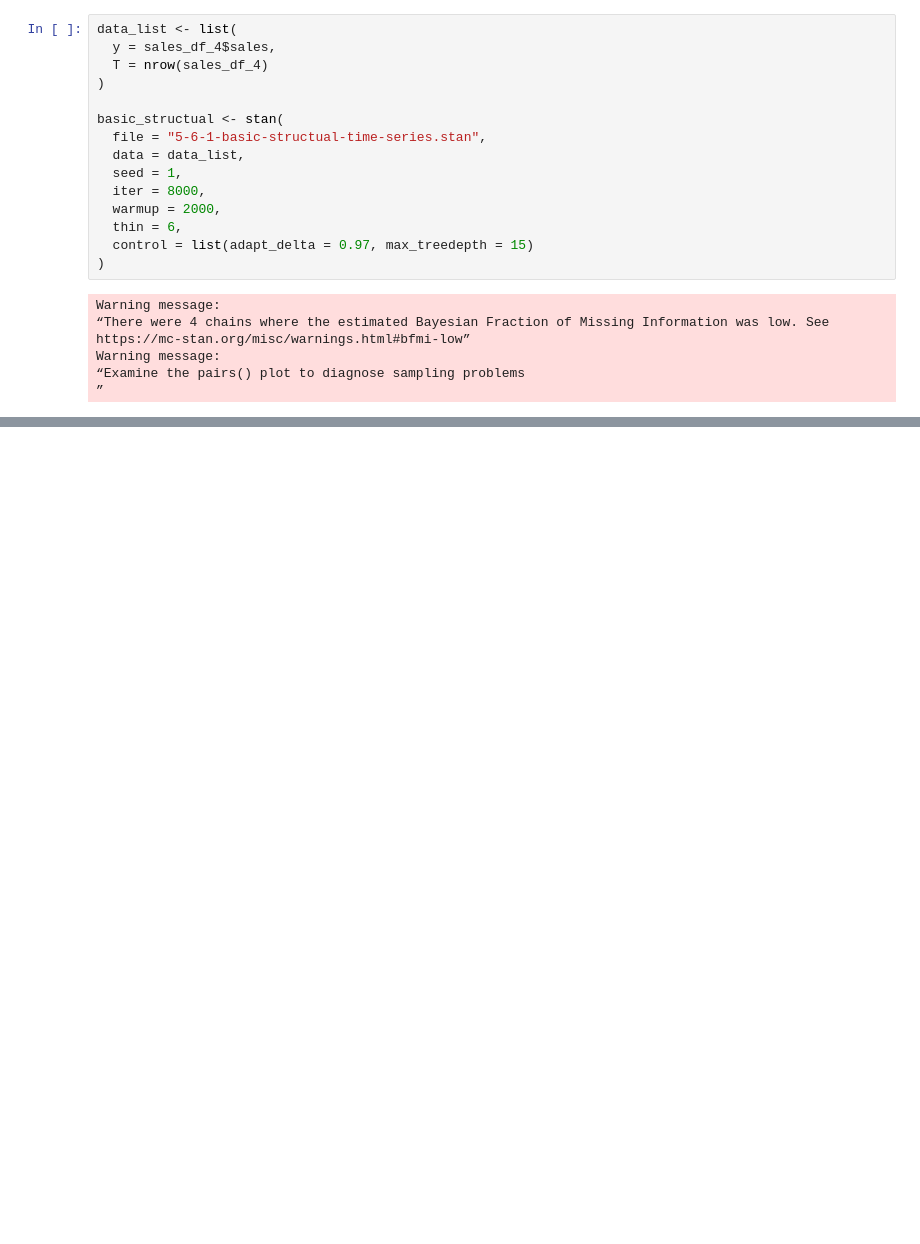
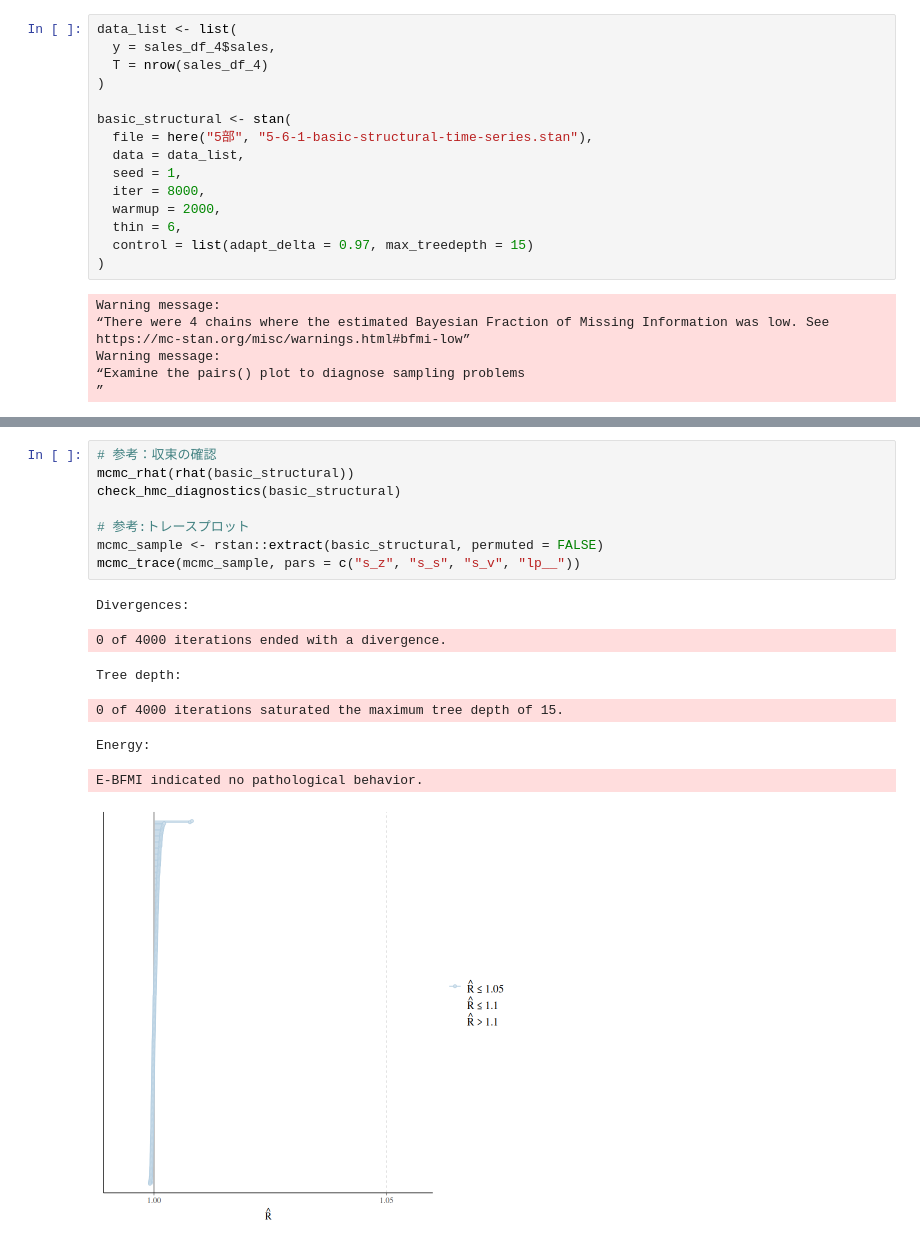
Before and after one commit to Avenging7651/r_satan_book, a Jupyter notebook: 5部/5-6-1.ipynb, the cells around one changed output, grey strips where cells are left out. Drawn from its saved outputs; the diff is of its cells as text; blank space fills up the shorter version.

```diff
--- a/5部/5-6-1.ipynb
+++ b/5部/5-6-1.ipynb
@@ -33,8 +51,8 @@ data_list <- list(
   T = nrow(sales_df_4)
 )
 
-basic_structual <- stan(
-  file = "5-6-1-basic-structual-time-series.stan",
+basic_structural <- stan(
+  file = here("5部", "5-6-1-basic-structural-time-series.stan"),
   data = data_list,
   seed = 1,
   iter = 8000,
@@ -59,0 +91,16 @@ ERROR: Error in check_pars(allpars, pars): no parameter s_b
+# %%
+# 参考：収束の確認
+mcmc_rhat(rhat(basic_structural))
+check_hmc_diagnostics(basic_structural)
+
+# 参考:トレースプロット
+mcmc_sample <- rstan::extract(basic_structural, permuted = FALSE)
+mcmc_trace(mcmc_sample, pars = c("s_z", "s_s", "s_v", "lp__"))
+# %% [output]
+Divergences:
+0 of 4000 iterations ended with a divergence.
+Tree depth:
+0 of 4000 iterations saturated the maximum tree depth of 15.
+Energy:
+E-BFMI indicated no pathological behavior.
+[figure, added]
```
Also changed, not shown: parts of 4 cells of this notebook, 1 other file.
